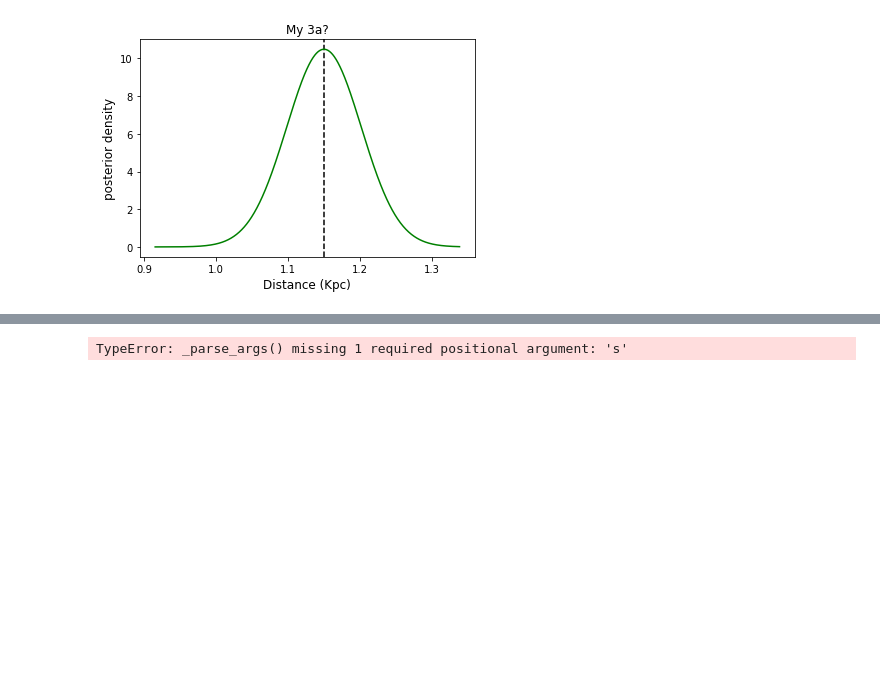
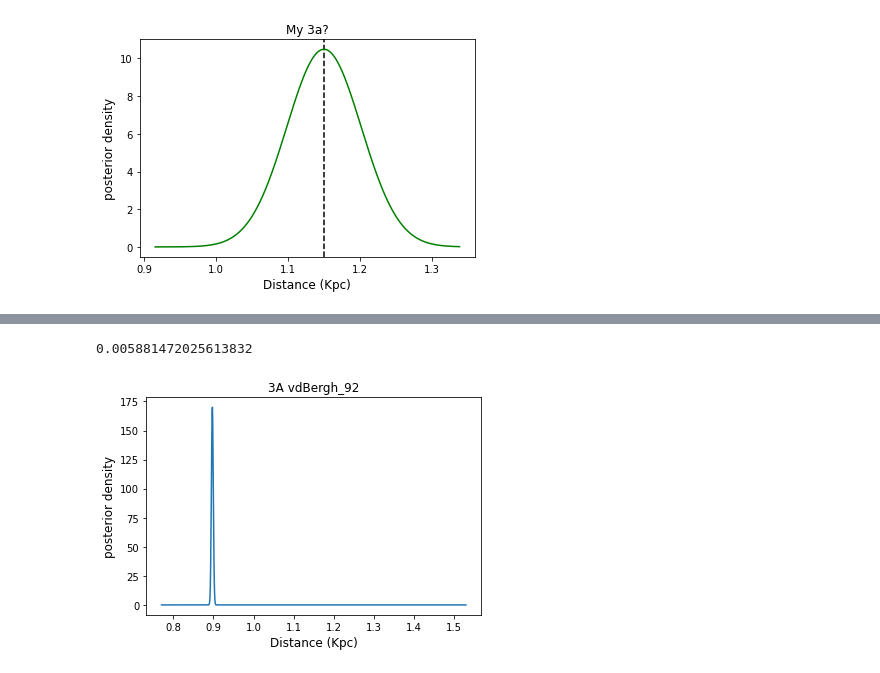
Before and after one commit to afinemax/stat_meth, a Jupyter notebook: assignments/a2/a2_max_fine.ipynb, the cells around one changed output, grey strips where cells are left out. Drawn from its saved outputs; the diff is of its cells as text; code cells hidden in the pictures; blank space fills up the shorter version.

```diff
--- a/assignments/a2/a2_max_fine.ipynb
+++ b/assignments/a2/a2_max_fine.ipynb
@@ -413,39 +463,52 @@ lam_array (1000,)
 # %%
-# For this many measurements the posterior pdf will be much narrower - our previous lambda grid
-# will be too coarse with the old range of lambda, we will need to zoom in to a smaller range:
+# 3B
+
+import numpy as np
+import scipy.stats as sps
+import scipy.integrate as spint
+import matplotlib.pyplot as plt
+
 # Assuming my_stars_plx is your array of parallax values
 my_stars_plx = stars[stars['Name'] == 'vdBergh_92']['Plx'].values
-n_events = my_stars_plx + gaia_corr  # Adding correction factor
+n_events = my_stars_plx + gaia_corr  # Adding correction factor # 166
 
 # Calculate mean and standard deviation from your data
 mean_plx = np.mean(my_stars_plx)
 std_plx = np.std(my_stars_plx)
 
-
 # Create a grid of 1000 values of lambda to calculate the posterior over:
 # lambda would be the true distance
-dist_arr = np.linspace(0.95/np.max(n_events), 1.05/np.min(n_events) ,1000)
+# we are going a bit under and a bit over the min and max values
+dist_arr = np.linspace(0.8 / np.max(n_events), 1.2 / np.min(n_events), 1000)
 
+# Set parameters for log-normal distribution
+mu_ln = np.log(dist_arr) #np.log(n_events)
+sigma_ln = np.std(np.log(my_stars_plx))
 
-prior = 1/20
-# We need to sum the individual log-likelihoods and also the log(prior):
-loglikel_prior = np.sum(np.log(sps.poisson.pmf(n_events.reshape(len(n_events),1),
-                                            mu=lam_array)),axis=0) + np.log(prior)
+prior = (1/mean_plx)**2 * np.exp(mean_plx)
+
+# Calculate log-likelihood for log-normal distribution
+loglikel_ln = np.sum(sps.lognorm.pdf(n_events.reshape(len(n_events),1), s=sigma_ln, scale=np.exp(mu_ln)), axis=0) + np.log(prior)
 
 # We can shift the function maximum to zero in log units, i.e. unity in linear units.
-# The shift is arbitrary, we just need to make the numbers manageable for the computer.
-likel_prior = np.exp(loglikel_prior-np.amax(loglikel_prior))
+# The shift is arbitrary; we just need to make the numbers manageable for the computer.
+likel_ln = np.exp(loglikel_ln - np.amax(loglikel_ln))
 
-likel_prior_int = spint.simpson(likel_prior,lam_array,axis=0)
+likel_ln_int = spint.simpson(likel_ln, dist_arr, axis=0)
 
-print(likel_prior_int)
-# Now we normalise and we have our posterior pdf for lambda!
-posterior_pdf = likel_prior/likel_prior_int
+print(likel_ln_int)
+
+# Now we normalize and we have our posterior pdf for lambda!
+posterior_pdf_ln = likel_ln / likel_ln_int
+
 # And plot it...
 plt.figure()
-plt.plot(lam_array,posterior_pdf)
-plt.xlabel(r'$\lambda$',fontsize=12)
-plt.ylabel(r'posterior density',fontsize=12)
+plt.plot(dist_arr, posterior_pdf_ln)
+plt.xlabel(r'Distance (Kpc)', fontsize=12)
+plt.ylabel(r'posterior density', fontsize=12)
+plt.title('3A vdBergh_92')
+plt.savefig('3a_wip',bbox_inches='tight')
 plt.show()
 # %% [output]
-TypeError: _parse_args() missing 1 required positional argument: 's'
+0.005881472025613832
+[figure, added]
```
Also changed, not shown: parts of 10 cells of this notebook.
